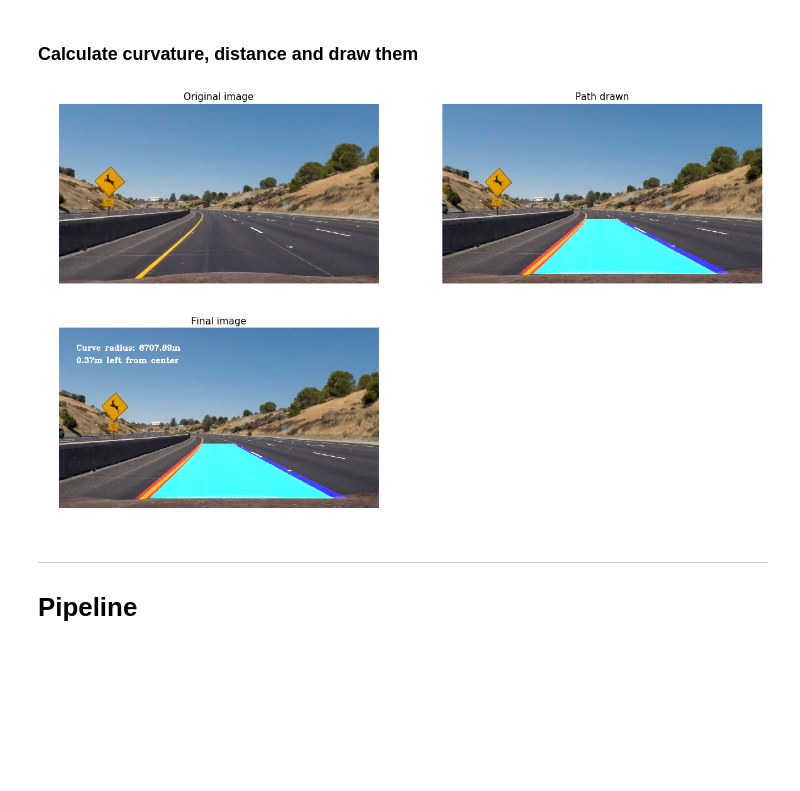
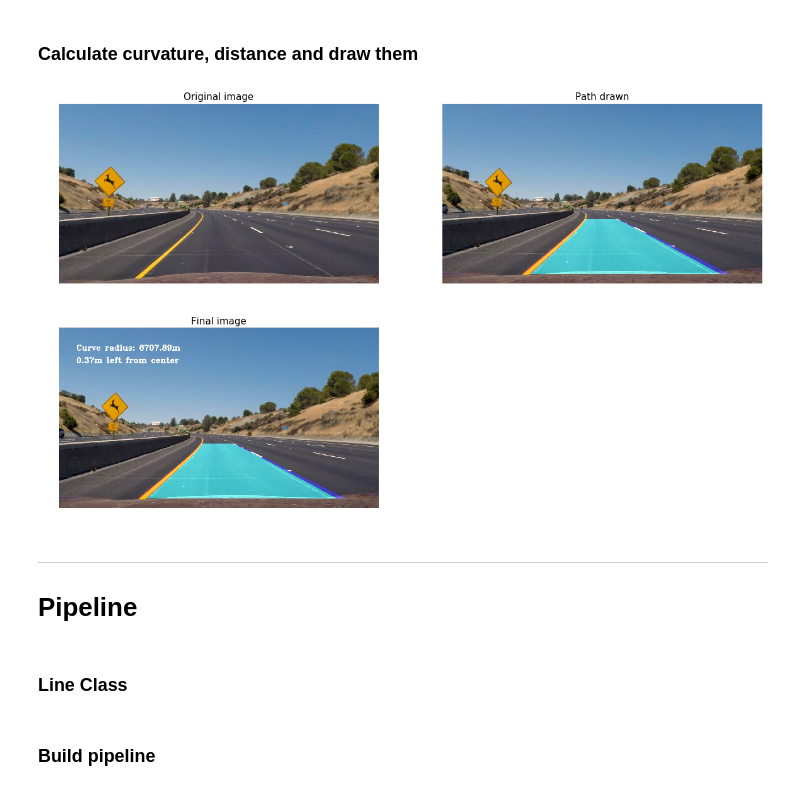
Before and after one commit to ajimenezjulio/P2_Advanced_Lane_Finding, a Jupyter notebook: P2_Advanced_Lane_Finding.ipynb, the cells around one changed output. Cells and saved outputs as stored; diff of their text form; code cells hidden in the pictures; blank space fills up the shorter version.

Commit message:
Pipeline code fixed and documented

```diff
--- a/P2_Advanced_Lane_Finding.ipynb
+++ b/P2_Advanced_Lane_Finding.ipynb
@@ -137,21 +137,19 @@ def calibrate_camera(test_image_path, n_corners_x, n_corners_y):
     return mtx, dist
 
 
-def undistort_image(img_path, mtx, dist):
+def undistort_image(img, mtx, dist):
     """
     Undistort a given image using a camera matrix and
     distortion coefficients.
 
     Parameters:
-        - img_path: Path of the distorted image
+        - img: Original image
         - mtx: Camera matrix
         - dis: Distortion coefficients
 
     Output:
         - undistorted_image: Undistorted image
     """
-    # Load image
-    img = cv2.imread(img_path)
     # Undistort image using camera matrix and coefficients
     undistorted_image = cv2.undistort(img, mtx, dist, None, mtx)
 
@@ -184,7 +182,7 @@ test_image_path = "./test_images/test2.jpg"
 test_image = cv2.imread(test_image_path)
 
 # Undistort an image
-img = undistort_image(test_image_path, mtx, dist)
+img = undistort_image(test_image, mtx, dist)
 
 # Plot distorted and undistorted images
 titles = ['Before calibration / Distorted image', 'After calibration / Undistorted image']
@@ -888,13 +885,13 @@ def unwarp_and_draw_path(img, binary_warped, left_fit, right_fit, inverse_matrix
 
     # Draw the lane onto the warped blank image
     cv2.fillPoly(color_warp, np.int_([pts]), (255,255, 0))
-    cv2.polylines(color_warp, np.int32([pts_left]), isClosed=True, color=(0,0,255), thickness=20)
-    cv2.polylines(color_warp, np.int32([pts_right]), isClosed=True, color=(255,0,0), thickness=20)
+    cv2.polylines(color_warp, np.int32([pts_left]), isClosed = False, color=(0,0,255), thickness = 15)
+    cv2.polylines(color_warp, np.int32([pts_right]), isClosed = False, color=(255,0,0), thickness = 15)
 
     # Warp the blank back to original image space using inverse perspective matrix (inverse_matrix)
     unwarp = cv2.warpPerspective(color_warp, inverse_matrix, (width, height))
     # Combine the result with the original image
-    result = cv2.addWeighted(out_img, 1, unwarp, 0.8, 0)
+    result = cv2.addWeighted(out_img, 1, unwarp, 0.5, 0)
 
     return result
 
@@ -946,29 +943,29 @@ def draw_curvature_and_distance(img, curv_rad, center_dist):
 # %%
 # Parameters
 n_windows = 15
 window_width = 100
 min_pixels = 40
 margin_polynomial_search = 100
 
 # Get inverse matrix from perspective transfomr
 # (refer above to cell in the perspective transform section)
 camera_matrix, inverse_matrix = matrices
 
 # Fit polynomials
 polynomial, left_fit, right_fit = fit_polynomial(binary_warped, n_windows, window_width, min_pixels)
-path_drawn = draw_lane(test_image, binary_warped, left_fit, right_fit, inverse_matrix)
+path_drawn = unwarp_and_draw_path(test_image, binary_warped, left_fit, right_fit, inverse_matrix)
 curve_left, curve_right, center_dist = measure_curvature_and_distance(binary_warped, left_fit, right_fit)
 
 # Average curvature from both lines
 curv_rad = (curve_left + curve_right) / 2
-final = draw_curvature_and_distance(lane_drawn, curv_rad , center_dist)
+final = draw_curvature_and_distance(path_drawn, curv_rad , center_dist)
 
 # Plot
 dummy_image = np.uint8(np.ones_like(final)) * 255
 titles = ["Original image", "Path drawn", "Final image", ""]
 display_multiple_images([img, path_drawn, final, dummy_image ], (2, 2), (20, 12), titles)
 # %% [output]
-[figure, old version]
+[figure, new version]
 # %% [markdown]
 ---
 # Pipeline
@@ -978,0 +972,2 @@ class LaneLine:
+# %% [markdown]
+### Line Class
@@ -979 +1034,3 @@ class LaneLine:
+# %% [markdown]
+### Build pipeline
 # %%
```
Also changed, not shown: parts of 9 cells of this notebook, 2 other files.
